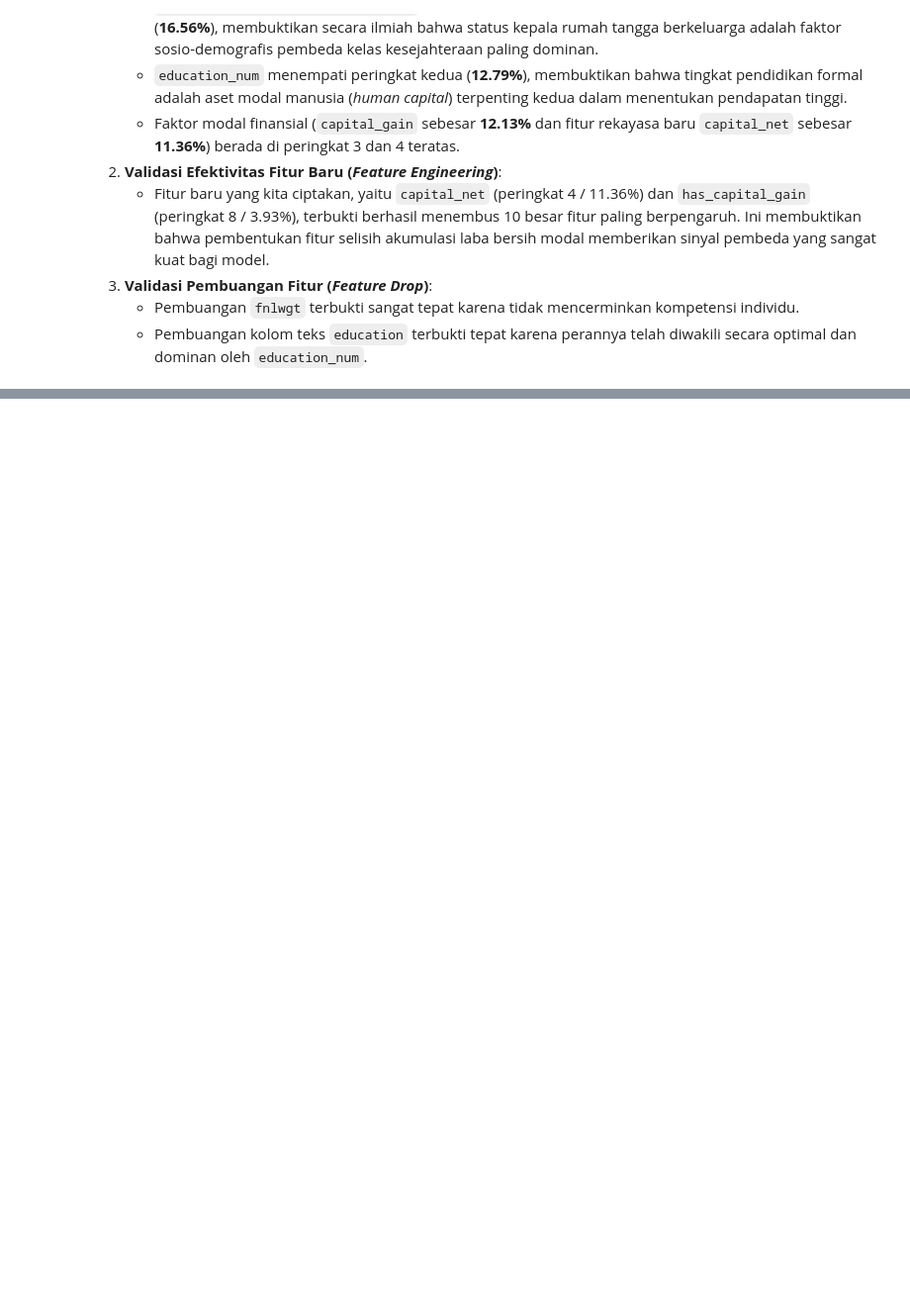
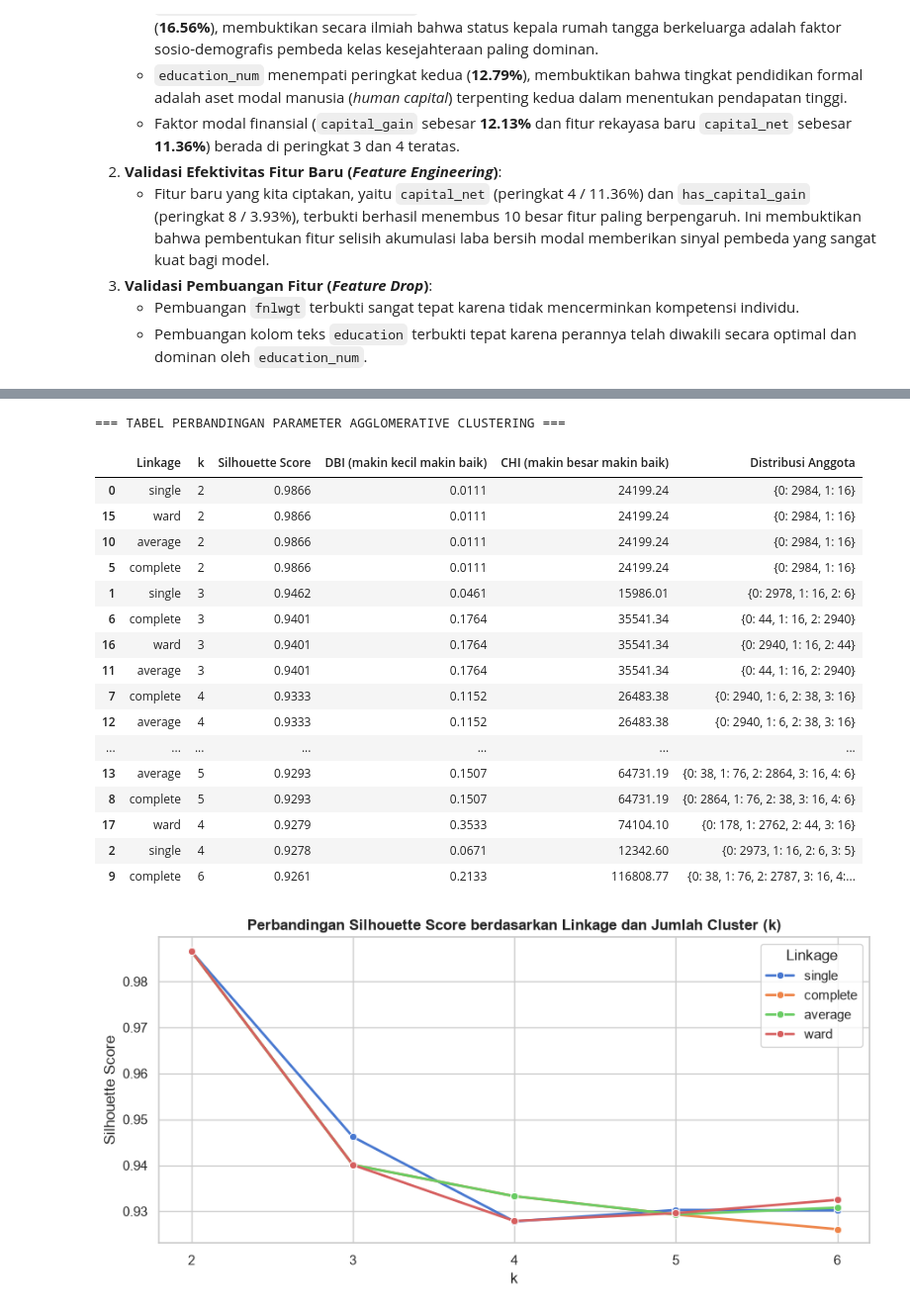
Before and after one commit to Dzikri-Ginoga/Segmentasi-Karakteristik-Tenaga-Kerja-Dewasa-untuk-Identifikasi-Pola-Kesejahteraan-Penduduk, a Jupyter notebook: DS_Projek.ipynb, the cells around one changed output, grey strips where cells are left out. Shown at 99% size. Saved outputs shown, nothing was run; the diff lists cells and outputs as text; code cells hidden in the pictures; blank space fills up the shorter version.

```diff
--- a/DS_Projek.ipynb
+++ b/DS_Projek.ipynb
@@ -981,0 +1109,59 @@ Dataset latih (`X_train_resampled`, `y_train_resampled`) dan data uji (`X_test_p
+# %%
+# Evaluasi seluruh kombinasi (linkage, k) menggunakan Pipeline
+hasil_tuning = []
+
+for link in linkage_list:
+    for k in k_list:
+        pipe = Pipeline(steps=[
+            ('preprocessor', preprocessor),
+            ('clustering', AgglomerativeClustering(n_clusters=k, linkage=link, metric='euclidean'))
+        ])
+        labels = pipe.fit_predict(X_train_sample)
+        X_tr = pipe.named_steps['preprocessor'].transform(X_train_sample)
+
+        sil = silhouette_score(X_tr, labels)
+        dbi = davies_bouldin_score(X_tr, labels)
+        chi = calinski_harabasz_score(X_tr, labels)
+        counts = pd.Series(labels).value_counts().sort_index().to_dict()
+
+        hasil_tuning.append({
+            'Linkage': link,
+            'k': k,
+            'Silhouette Score': round(sil, 4),
+            'DBI (makin kecil makin baik)': round(dbi, 4),
+            'CHI (makin besar makin baik)': round(chi, 2),
+            'Distribusi Anggota': counts
+        })
+
+tuning_df = pd.DataFrame(hasil_tuning)
+print("=== TABEL PERBANDINGAN PARAMETER AGGLOMERATIVE CLUSTERING ===")
+display(tuning_df.sort_values(by='Silhouette Score', ascending=False))
+
+# Visualisasi perbandingan Silhouette Score per k untuk setiap metode linkage
+plt.figure(figsize=(9, 4.5))
+sns.lineplot(data=tuning_df, x='k', y='Silhouette Score', hue='Linkage', marker='o', linewidth=2)
+plt.title('Perbandingan Silhouette Score berdasarkan Linkage dan Jumlah Cluster (k)', fontweight='bold')
+plt.xticks(k_list)
+plt.ylabel('Silhouette Score')
+plt.tight_layout()
+plt.show()
+# %% [output]
+=== TABEL PERBANDINGAN PARAMETER AGGLOMERATIVE CLUSTERING ===
+|  | Linkage | k | Silhouette Score | DBI (makin kecil makin baik) | CHI (makin besar makin baik) | Distribusi Anggota |
+| 0 | single | 2 | 0.9866 | 0.0111 | 24199.24 | {0: 2984, 1: 16} |
+| 15 | ward | 2 | 0.9866 | 0.0111 | 24199.24 | {0: 2984, 1: 16} |
+| 10 | average | 2 | 0.9866 | 0.0111 | 24199.24 | {0: 2984, 1: 16} |
+| 5 | complete | 2 | 0.9866 | 0.0111 | 24199.24 | {0: 2984, 1: 16} |
+| 1 | single | 3 | 0.9462 | 0.0461 | 15986.01 | {0: 2978, 1: 16, 2: 6} |
+| 6 | complete | 3 | 0.9401 | 0.1764 | 35541.34 | {0: 44, 1: 16, 2: 2940} |
+| 16 | ward | 3 | 0.9401 | 0.1764 | 35541.34 | {0: 2940, 1: 16, 2: 44} |
+| 11 | average | 3 | 0.9401 | 0.1764 | 35541.34 | {0: 44, 1: 16, 2: 2940} |
+| 7 | complete | 4 | 0.9333 | 0.1152 | 26483.38 | {0: 2940, 1: 6, 2: 38, 3: 16} |
+| 12 | average | 4 | 0.9333 | 0.1152 | 26483.38 | {0: 2940, 1: 6, 2: 38, 3: 16} |
+| ... | ... | ... | ... | ... | ... | ... |
+| 13 | average | 5 | 0.9293 | 0.1507 | 64731.19 | {0: 38, 1: 76, 2: 2864, 3: 16, 4: 6} |
+| 8 | complete | 5 | 0.9293 | 0.1507 | 64731.19 | {0: 2864, 1: 76, 2: 38, 3: 16, 4: 6} |
+| 17 | ward | 4 | 0.9279 | 0.3533 | 74104.10 | {0: 178, 1: 2762, 2: 44, 3: 16} |
+| 2 | single | 4 | 0.9278 | 0.0671 | 12342.60 | {0: 2973, 1: 16, 2: 6, 3: 5} |
+| 9 | complete | 6 | 0.9261 | 0.2133 | 116808.77 | {0: 38, 1: 76, 2: 2787, 3: 16, 4:... |
+[figure, added]
```
Also changed, not shown: parts of 11 cells of this notebook.
